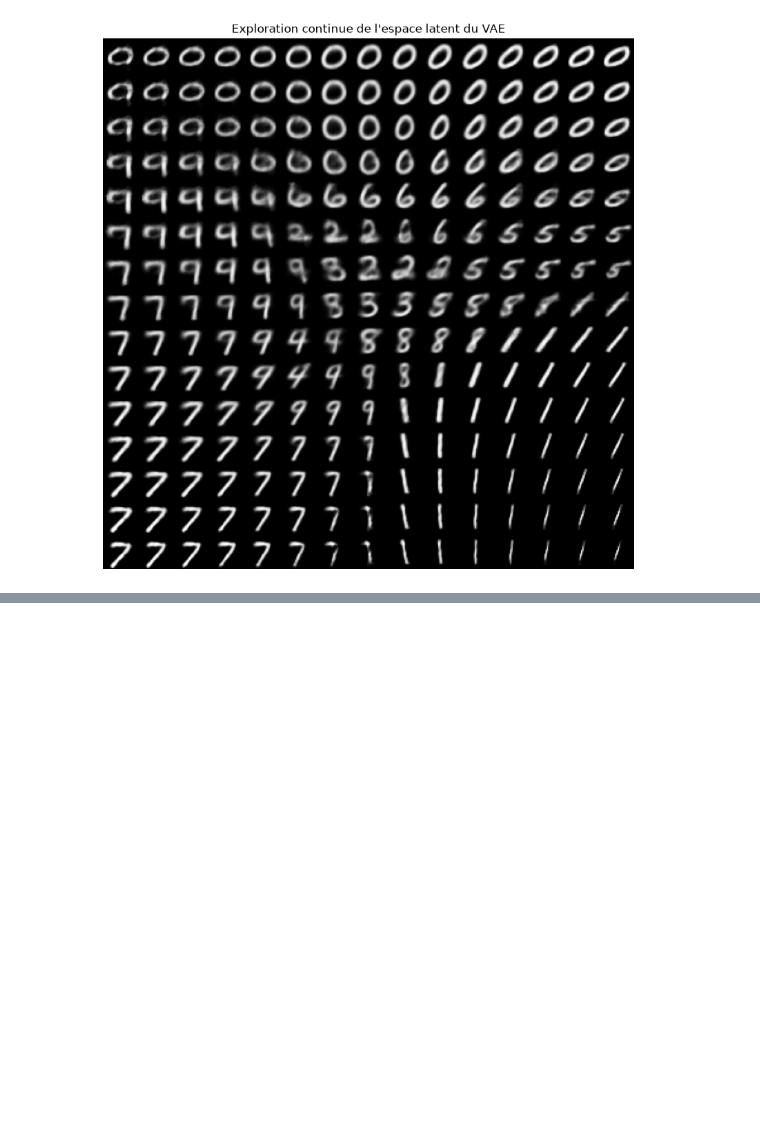
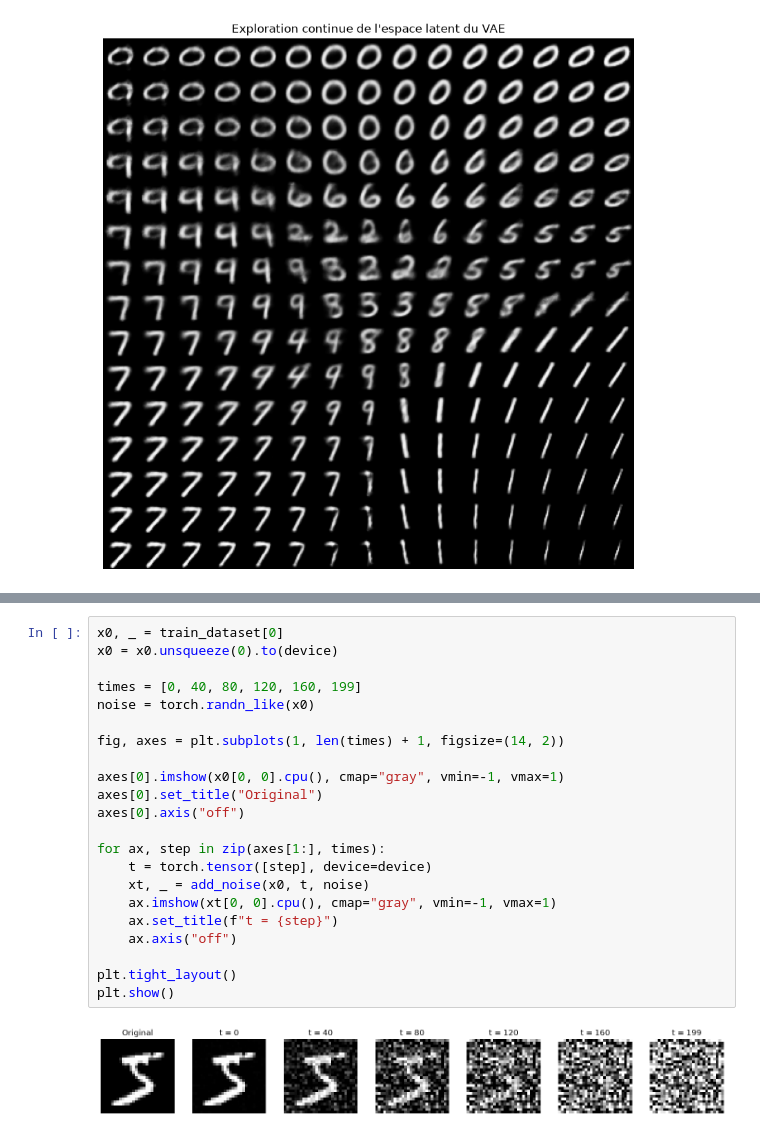
Before and after one commit to Benaich-idris/atelier2_generative_ai, a Jupyter notebook: auto_encoder.ipynb, the cells around one changed output, grey strips where cells are left out. Saved outputs shown, nothing was run; the diff lists cells and outputs as text; blank space fills up the shorter version.

```diff
--- a/auto_encoder.ipynb
+++ b/auto_encoder.ipynb
@@ -630,0 +874,24 @@ plt.show()
+# %%
+x0, _ = train_dataset[0]
+x0 = x0.unsqueeze(0).to(device)
+
+times = [0, 40, 80, 120, 160, 199]
+noise = torch.randn_like(x0)
+
+fig, axes = plt.subplots(1, len(times) + 1, figsize=(14, 2))
+
+axes[0].imshow(x0[0, 0].cpu(), cmap="gray", vmin=-1, vmax=1)
+axes[0].set_title("Original")
+axes[0].axis("off")
+
+for ax, step in zip(axes[1:], times):
+    t = torch.tensor([step], device=device)
+    xt, _ = add_noise(x0, t, noise)
+    ax.imshow(xt[0, 0].cpu(), cmap="gray", vmin=-1, vmax=1)
+    ax.set_title(f"t = {step}")
+    ax.axis("off")
+
+plt.tight_layout()
+plt.show()
+# %% [output]
+[figure, added]
```
Also changed, not shown: parts of 7 cells of this notebook, 22 other files.
